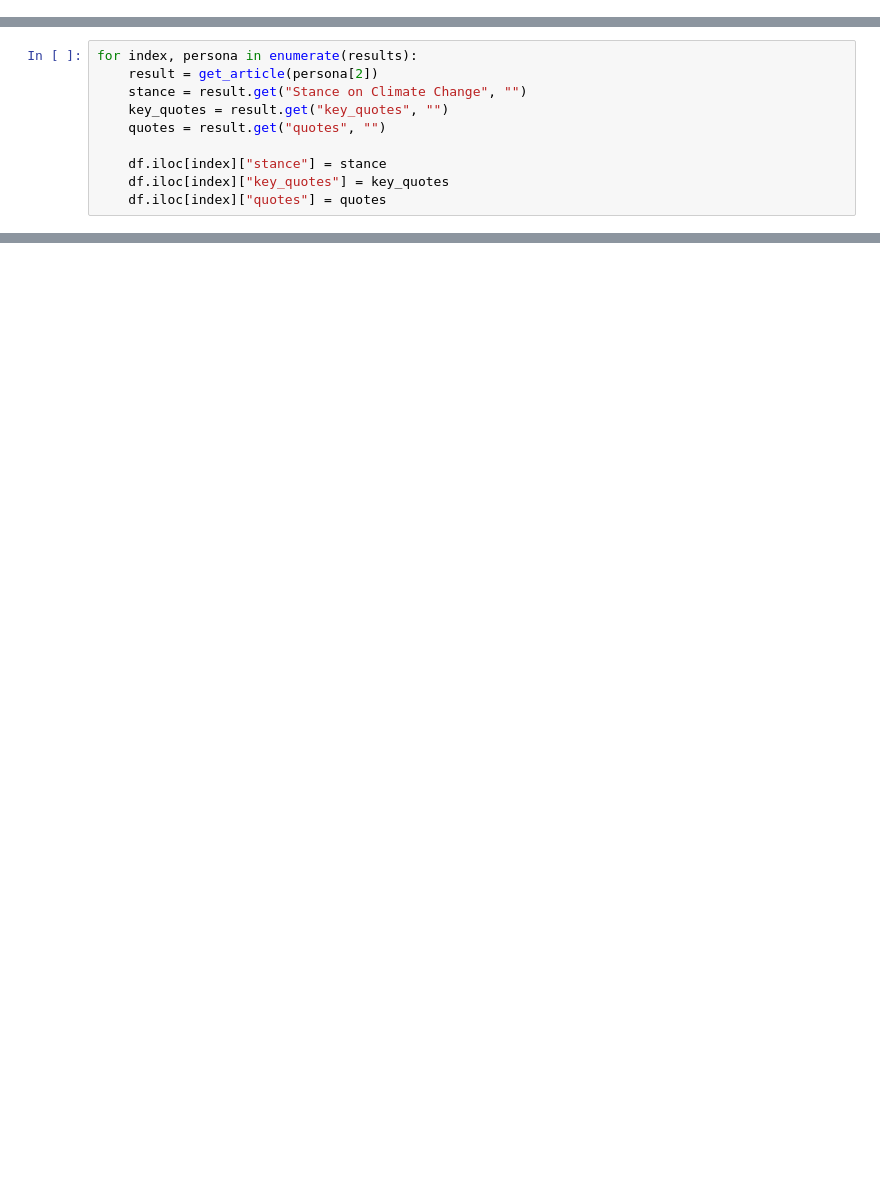
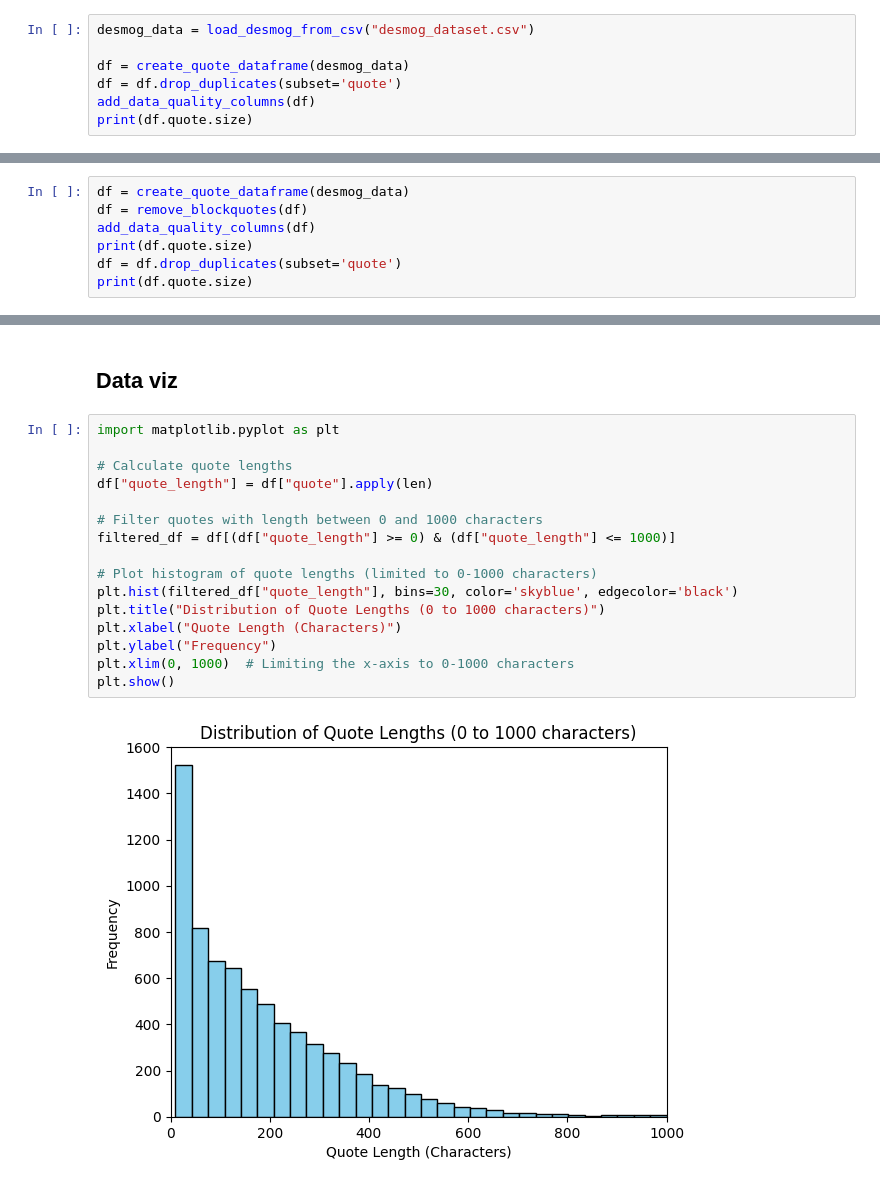
Before and after one commit to dataforgoodfr/climateguard, a Jupyter notebook: notebooks/experiments/desmog_scrapper.ipynb, the cells around one changed output, grey strips where cells are left out. Drawn from its saved outputs; the diff is of its cells as text; blank space fills up the shorter version.

```diff
--- a/notebooks/experiments/desmog_scrapper.ipynb
+++ b/notebooks/experiments/desmog_scrapper.ipynb
@@ -66,0 +7,7 @@ df = pd.DataFrame(results, columns =['Name', 'Country', 'Link'])
+# %%
+desmog_data = load_desmog_from_csv("desmog_dataset.csv")
+
+df = create_quote_dataframe(desmog_data)
+df = df.drop_duplicates(subset='quote')
+add_data_quality_columns(df)
+print(df.quote.size)
@@ -66,0 +16,7 @@ df = pd.DataFrame(results, columns =['Name', 'Country', 'Link'])
+# %%
+df = create_quote_dataframe(desmog_data)
+df = remove_blockquotes(df)
+add_data_quality_columns(df)
+print(df.quote.size)
+df = df.drop_duplicates(subset='quote')
+print(df.quote.size)
@@ -92,10 +34,0 @@ for index, persona in enumerate(results):
-# %%
-for index, persona in enumerate(results):
-    result = get_article(persona[2])
-    stance = result.get("Stance on Climate Change", "")
-    key_quotes = result.get("key_quotes", "")
-    quotes = result.get("quotes", "")
-
-    df.iloc[index]["stance"] = stance
-    df.iloc[index]["key_quotes"] = key_quotes
-    df.iloc[index]["quotes"] = quotes
@@ -115,0 +83,20 @@ KeyboardInterrupt:
+# %% [markdown]
+## Data viz
+# %%
+import matplotlib.pyplot as plt
+
+# Calculate quote lengths
+df["quote_length"] = df["quote"].apply(len)
+
+# Filter quotes with length between 0 and 1000 characters
+filtered_df = df[(df["quote_length"] >= 0) & (df["quote_length"] <= 1000)]
+
+# Plot histogram of quote lengths (limited to 0-1000 characters)
+plt.hist(filtered_df["quote_length"], bins=30, color='skyblue', edgecolor='black')
+plt.title("Distribution of Quote Lengths (0 to 1000 characters)")
+plt.xlabel("Quote Length (Characters)")
+plt.ylabel("Frequency")
+plt.xlim(0, 1000)  # Limiting the x-axis to 0-1000 characters
+plt.show()
+# %% [output]
+[figure, added]
```
Also changed, not shown: parts of 19 cells of this notebook, 7 other files.
